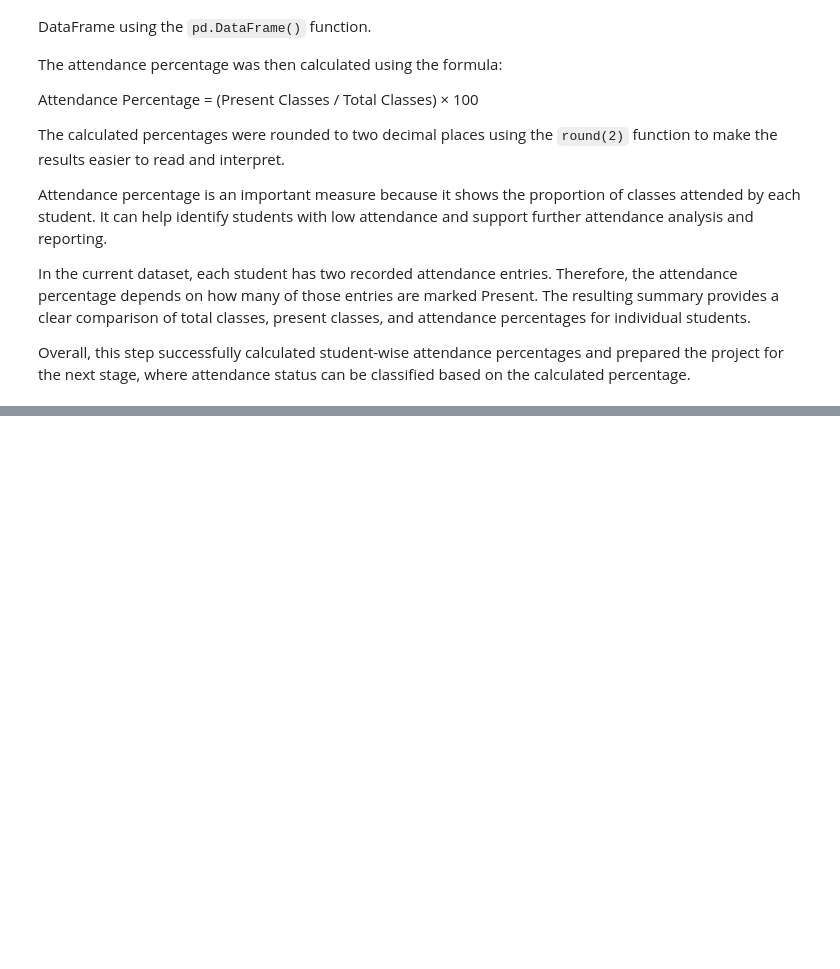
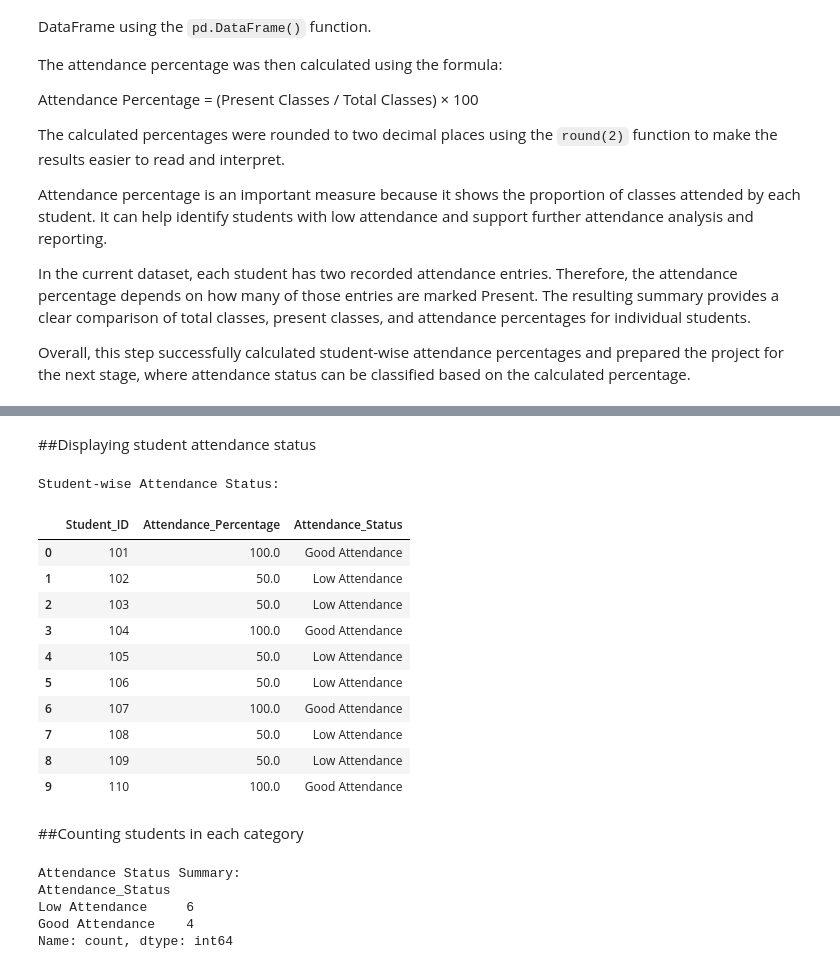
Before and after one commit to puja-200627/YBI_INTERNSHIP_PROJECTS, a Jupyter notebook: STUDENT_ATTENDANCE_MANAGEMENT_SYSTEM.ipynb, the cells around one changed output, grey strips where cells are left out. Drawn from its saved outputs; the diff is of its cells as text; code cells hidden in the pictures; blank space fills up the shorter version.

```diff
--- a/STUDENT_ATTENDANCE_MANAGEMENT_SYSTEM.ipynb
+++ b/STUDENT_ATTENDANCE_MANAGEMENT_SYSTEM.ipynb
@@ -1533,0 +1587,35 @@ Overall, this step successfully calculated student-wise attendance percentages a
+# %% [markdown]
+##Displaying student attendance status
+# %%
+print("Student-wise Attendance Status:")
+
+display(
+    attendance_summary[
+        ["Student_ID", "Attendance_Percentage", "Attendance_Status"]
+    ]
+)
+# %% [output]
+Student-wise Attendance Status:
+|  | Student_ID | Attendance_Percentage | Attendance_Status |
+| 0 | 101 | 100.0 | Good Attendance |
+| 1 | 102 | 50.0 | Low Attendance |
+| 2 | 103 | 50.0 | Low Attendance |
+| 3 | 104 | 100.0 | Good Attendance |
+| 4 | 105 | 50.0 | Low Attendance |
+| 5 | 106 | 50.0 | Low Attendance |
+| 6 | 107 | 100.0 | Good Attendance |
+| 7 | 108 | 50.0 | Low Attendance |
+| 8 | 109 | 50.0 | Low Attendance |
+| 9 | 110 | 100.0 | Good Attendance |
+# %% [markdown]
+##Counting students in each category
+# %%
+print("Attendance Status Summary:")
+
+print(attendance_summary["Attendance_Status"].value_counts())
+# %% [output]
+Attendance Status Summary:
+Attendance_Status
+Low Attendance     6
+Good Attendance    4
+Name: count, dtype: int64
```
Also changed, not shown: parts of 4 cells of this notebook.
